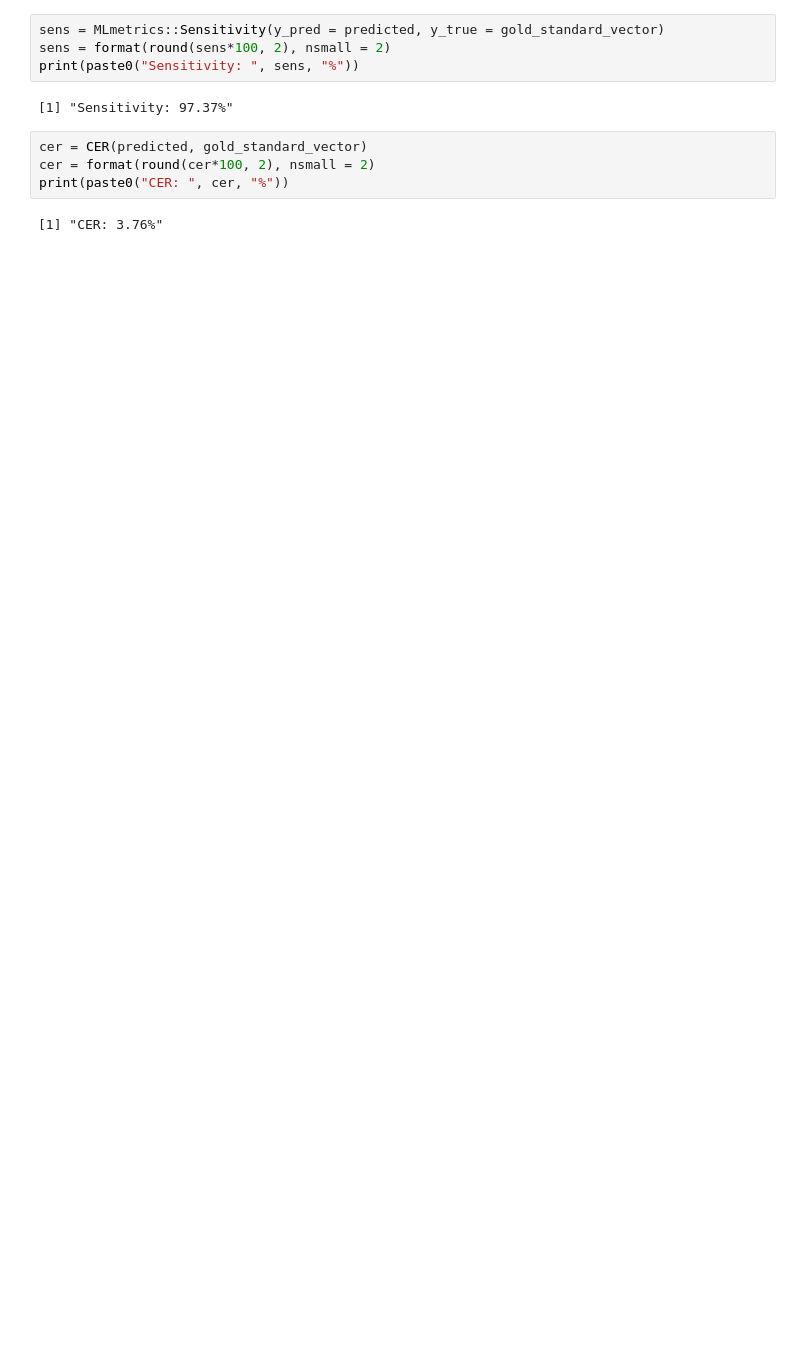
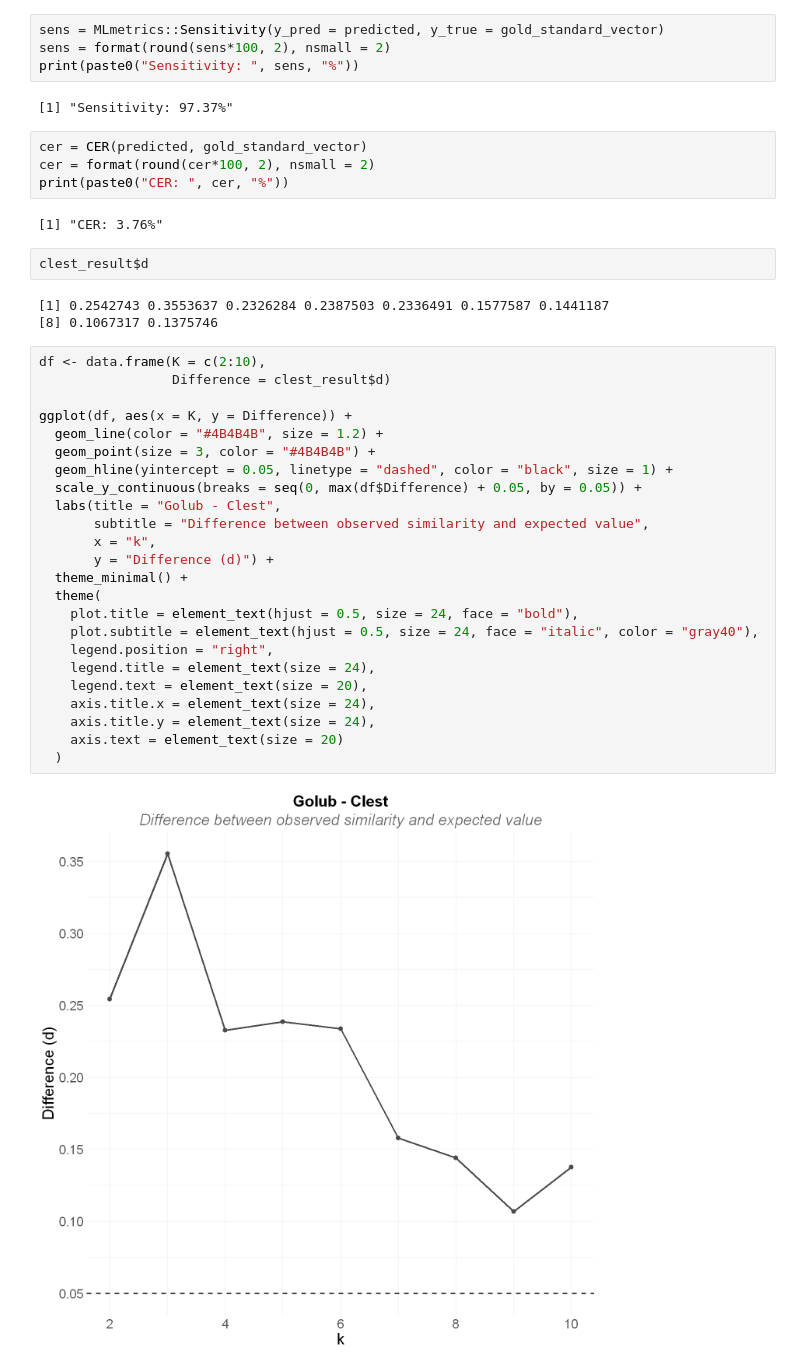
Before and after one commit to neobernad/evaluomeR, a Jupyter notebook: notebooks/use_cases/golub-clusterAnalysis-clest.ipynb, the cells around one changed output. Saved outputs shown, nothing was run; the diff lists cells and outputs as text; blank space fills up the shorter version.

```diff
--- a/notebooks/use_cases/golub-clusterAnalysis-clest.ipynb
+++ b/notebooks/use_cases/golub-clusterAnalysis-clest.ipynb
@@ -119,3 +165,34 @@ cer = format(round(cer*100, 2), nsmall = 2)
 print(paste0("CER: ", cer, "%"))
 # %% [output]
 [1] "CER: 3.76%"
+# %%
+clest_result$d
+# %% [output]
+[1] 0.2542743 0.3553637 0.2326284 0.2387503 0.2336491 0.1577587 0.1441187
+[8] 0.1067317 0.1375746
+# %%
+df <- data.frame(K = c(2:10),
+                 Difference = clest_result$d)
+
+ggplot(df, aes(x = K, y = Difference)) +
+  geom_line(color = "#4B4B4B", size = 1.2) +
+  geom_point(size = 3, color = "#4B4B4B") +
+  geom_hline(yintercept = 0.05, linetype = "dashed", color = "black", size = 1) +
+  scale_y_continuous(breaks = seq(0, max(df$Difference) + 0.05, by = 0.05)) +
+  labs(title = "Golub - Clest",
+       subtitle = "Difference between observed similarity and expected value",
+       x = "k",
+       y = "Difference (d)") +
+  theme_minimal() +
+  theme(
+    plot.title = element_text(hjust = 0.5, size = 24, face = "bold"),
+    plot.subtitle = element_text(hjust = 0.5, size = 24, face = "italic", color = "gray40"),
+    legend.position = "right",
+    legend.title = element_text(size = 24),
+    legend.text = element_text(size = 20),
+    axis.title.x = element_text(size = 24),
+    axis.title.y = element_text(size = 24),
+    axis.text = element_text(size = 20)
+  )
+# %% [output]
+[figure, added]
```
Also changed, not shown: parts of 6 cells of this notebook, 4 other files.
